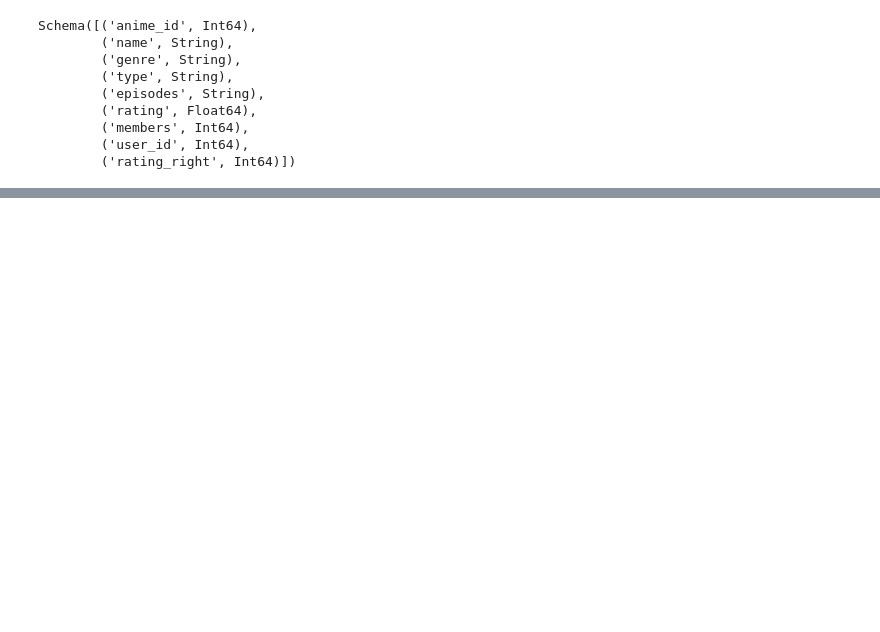
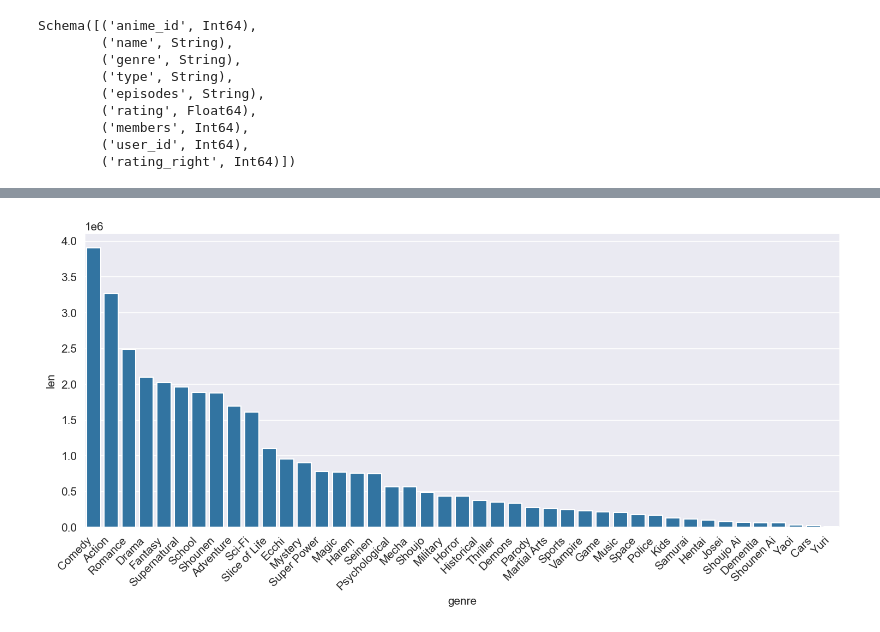
Before and after one commit to ZygimantasB/polars_library, a Jupyter notebook: kaggle/anime_dataset.ipynb, the cells around one changed output, grey strips where cells are left out. Cells and saved outputs as stored; diff of their text form; code cells hidden in the pictures; blank space fills up the shorter version.

```diff
--- a/kaggle/anime_dataset.ipynb
+++ b/kaggle/anime_dataset.ipynb
@@ -105,4 +106,8 @@ combined_df = combined_df.with_columns(
     pl.col('genre').str.strip_chars()
 )
 # %%
-combined_df
+most_popular_genres = combined_df.select(
+    pl.col('genre')
+).group_by(
+    pl.col('genre')
+).len().sort(by='len', descending=True)
@@ -123,0 +131,16 @@ shape: (34_875_100, 9)
+# %%
+plt.figure(figsize=(10, 5), dpi=150)
+
+most_popular_genres_pd = most_popular_genres.to_pandas()
+
+sns.barplot(
+    data=most_popular_genres_pd,
+    x='genre',
+    y='len'
+)
+
+plt.xticks(rotation=45, ha='right')
+plt.tight_layout()
+plt.show()
+# %% [output]
+[figure, added]
```
Also changed, not shown: parts of 9 cells of this notebook.
